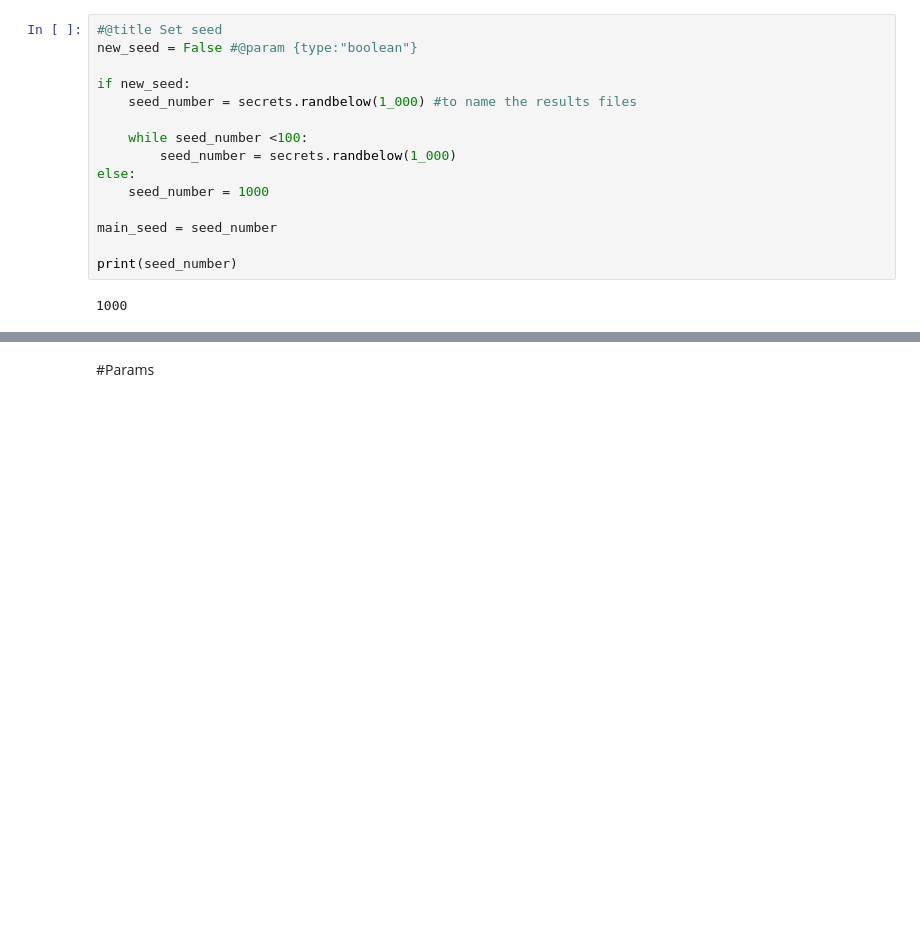
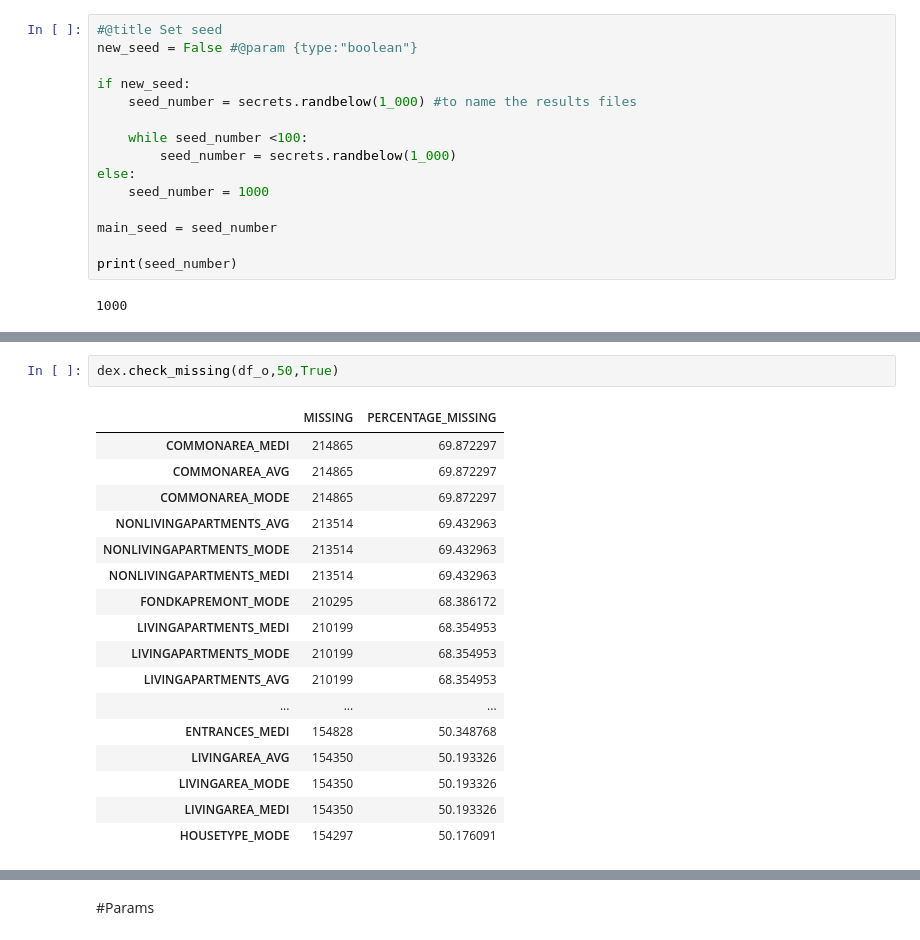
Before and after one commit to hiaac-finance/credit_pipeline, a Jupyter notebook: examples/playground.ipynb, the cells around one changed output, grey strips where cells are left out. Cells and saved outputs as stored; diff of their text form; blank space fills up the shorter version.

```diff
--- a/examples/playground.ipynb
+++ b/examples/playground.ipynb
@@ -76,0 +158,20 @@ print(seed_number)
+# %%
+dex.check_missing(df_o,50,True)
+# %% [output]
+|  | MISSING | PERCENTAGE_MISSING |
+| COMMONAREA_MEDI | 214865 | 69.872297 |
+| COMMONAREA_AVG | 214865 | 69.872297 |
+| COMMONAREA_MODE | 214865 | 69.872297 |
+| NONLIVINGAPARTMENTS_AVG | 213514 | 69.432963 |
+| NONLIVINGAPARTMENTS_MODE | 213514 | 69.432963 |
+| NONLIVINGAPARTMENTS_MEDI | 213514 | 69.432963 |
+| FONDKAPREMONT_MODE | 210295 | 68.386172 |
+| LIVINGAPARTMENTS_MEDI | 210199 | 68.354953 |
+| LIVINGAPARTMENTS_MODE | 210199 | 68.354953 |
+| LIVINGAPARTMENTS_AVG | 210199 | 68.354953 |
+| ... | ... | ... |
+| ENTRANCES_MEDI | 154828 | 50.348768 |
+| LIVINGAREA_AVG | 154350 | 50.193326 |
+| LIVINGAREA_MODE | 154350 | 50.193326 |
+| LIVINGAREA_MEDI | 154350 | 50.193326 |
+| HOUSETYPE_MODE | 154297 | 50.176091 |
```
Also changed, not shown: parts of 19 cells of this notebook, 1 other file.
